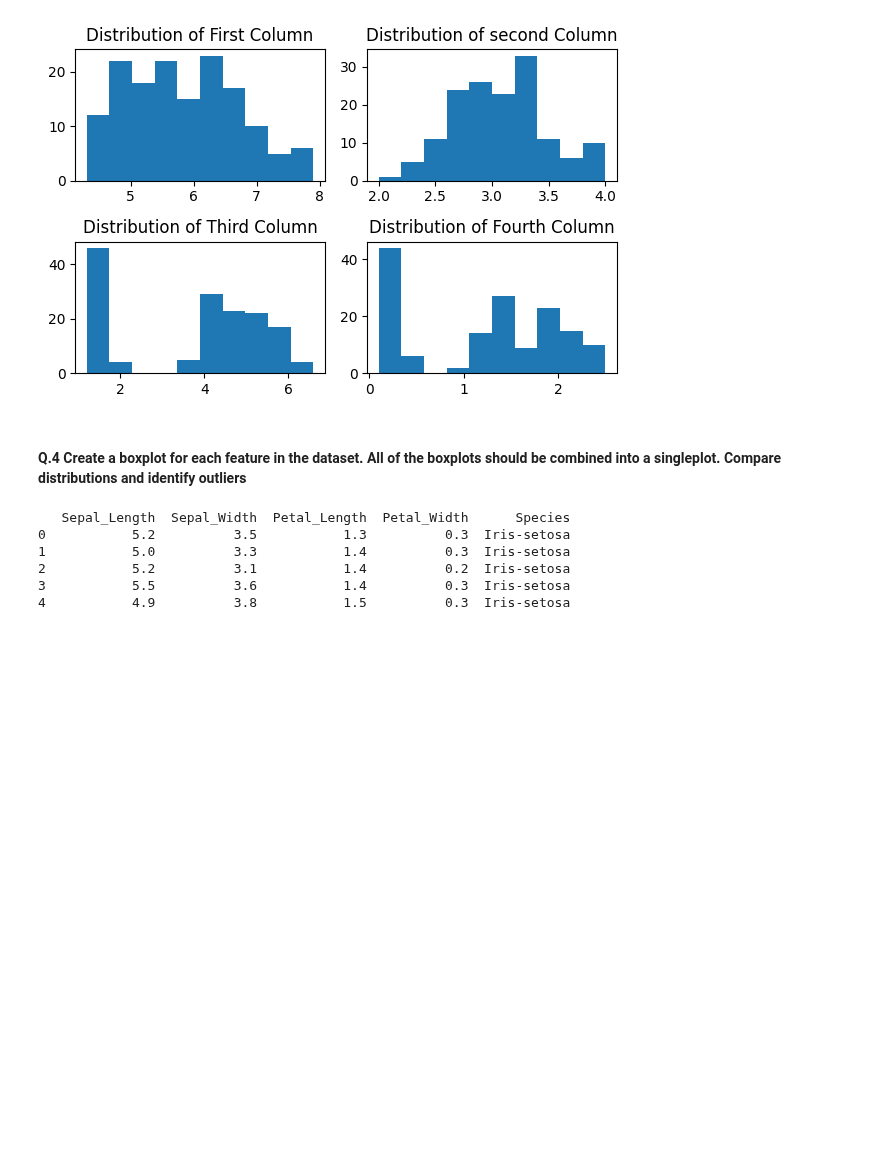
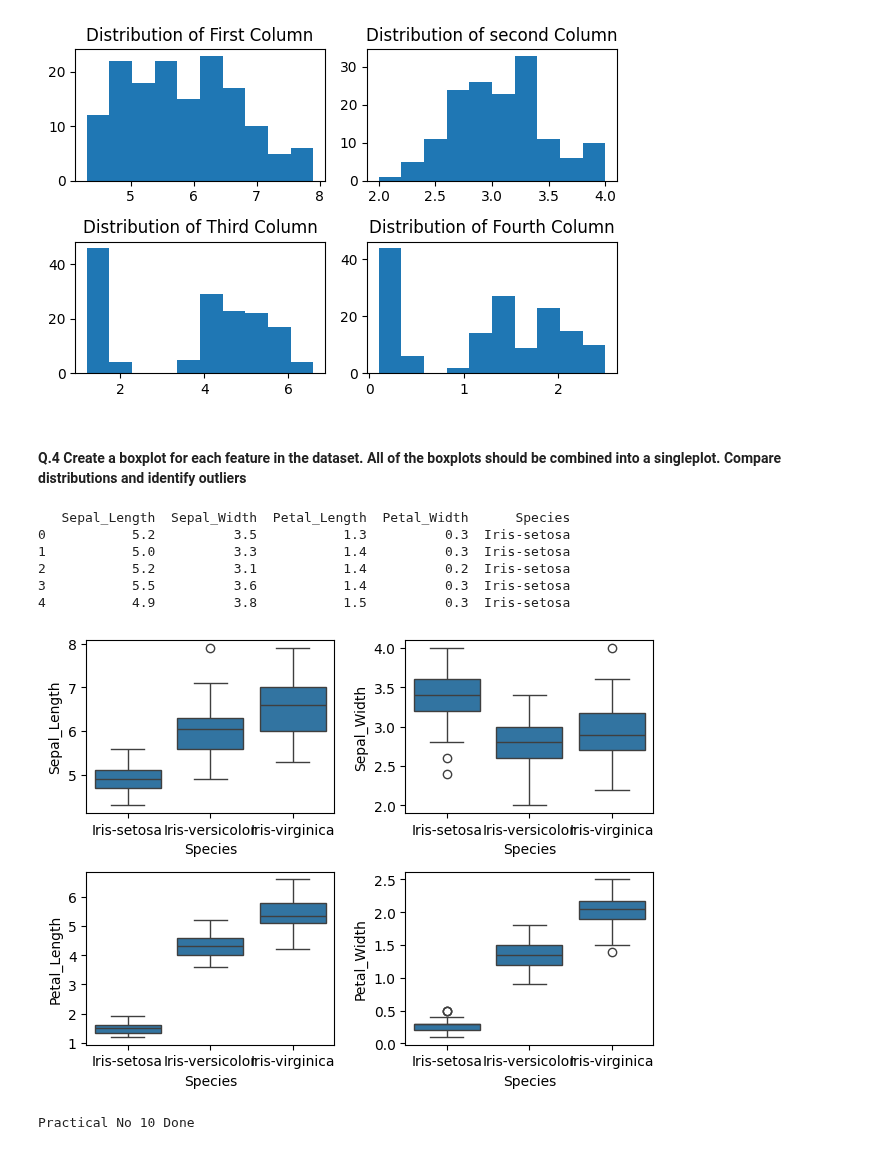
Before and after one commit to balkrushnanaik/Python-Libraries, a Jupyter notebook: Notebook/38_Balkrushna_Naik.ipynb, the cells around one changed output. Drawn from its saved outputs; the diff is of its cells as text; code cells hidden in the pictures; blank space fills up the shorter version.

Commit message:
Learned Practical No 10

```diff
--- a/Notebook/38_Balkrushna_Naik.ipynb
+++ b/Notebook/38_Balkrushna_Naik.ipynb
@@ -119,4 +119,29 @@ print(data.head())
 3           5.5          3.6           1.4          0.3  Iris-setosa
 4           4.9          3.8           1.5          0.3  Iris-setosa
 # %%
-sns.boxpl
+# plt.figure(figsize=(10,4))
+
+# column 1
+plt.subplot(2,2,1) # row, column, position
+sns.boxplot(y = 'Sepal_Length', x = 'Species', data = data)
+
+# column 2
+plt.subplot(2,2,2) # row, column, position
+sns.boxplot(y = 'Sepal_Width', x = 'Species', data = data)
+
+# column 3
+plt.subplot(2,2,3) # row, column, position
+sns.boxplot(y = 'Petal_Length', x = 'Species', data = data)
+
+# column 4
+plt.subplot(2,2,4) # row, column, position
+sns.boxplot(y = 'Petal_Width', x = 'Species', data = data)
+
+plt.tight_layout()
+plt.show()
+# %% [output]
+[figure, added]
+# %%
+print("Practical No 10 Done")
+# %% [output]
+Practical No 10 Done
```
